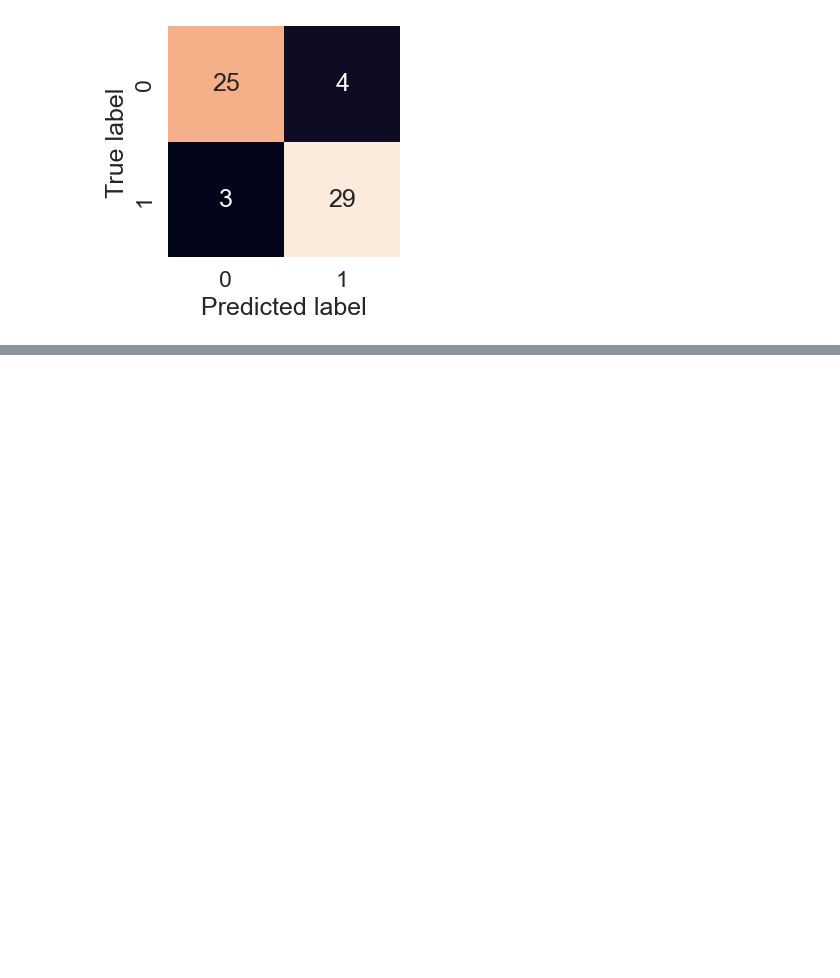
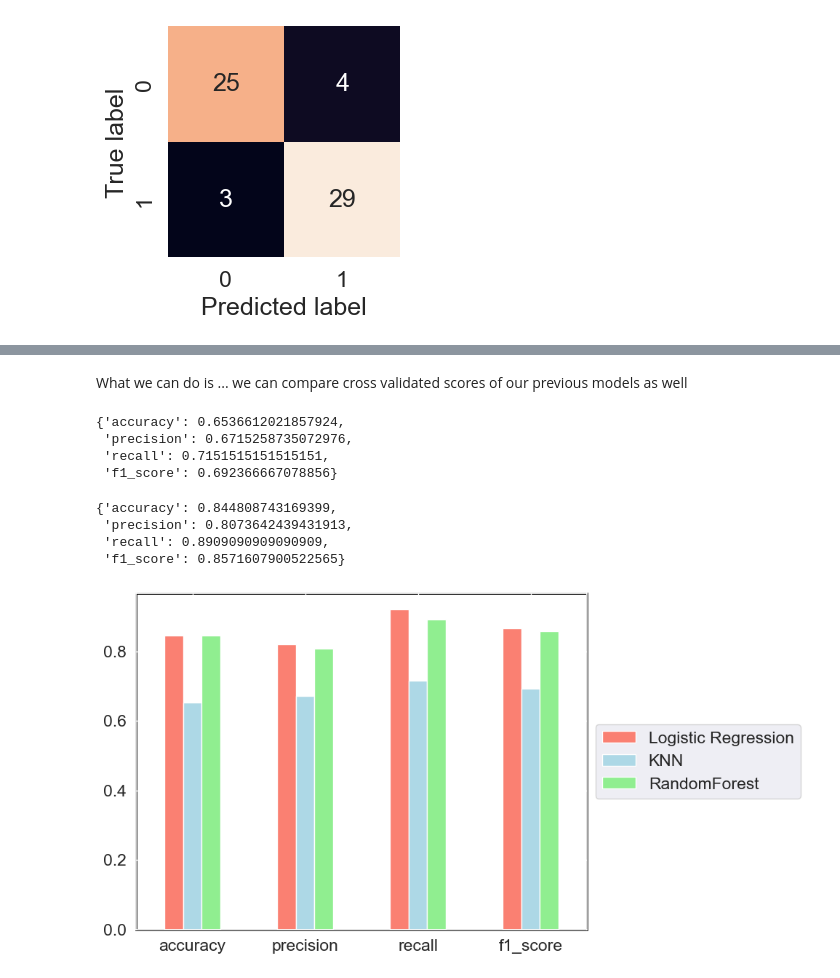
Before and after one commit to RishiMishra3004/ML-Heart-Disease-Classsfication, a Jupyter notebook: end-to-end-heart-disease-classification.ipynb, the cells around one changed output, grey strips where cells are left out. Drawn from its saved outputs; the diff is of its cells as text; code cells hidden in the pictures; blank space fills up the shorter version.

```diff
--- a/end-to-end-heart-disease-classification.ipynb
+++ b/end-to-end-heart-disease-classification.ipynb
@@ -817,0 +748,42 @@ plot_conf_mat(y_test, y_preds)
+# %% [markdown]
+What we can do is ... we can compare cross validated scores of our previous models as well
+# %%
+# For KNN model
+clf = KNeighborsClassifier(n_neighbors=11)
+
+score_metrics_knn = classification_scores(clf, x, y)
+score_metrics_knn
+# %% [output]
+{'accuracy': 0.6536612021857924,
+ 'precision': 0.6715258735072976,
+ 'recall': 0.7151515151515151,
+ 'f1_score': 0.692366667078856}
+# %%
+#For RandomForestClassifier
+clf = RandomForestClassifier(n_estimators = 160,
+                             min_samples_split = 2,
+                             min_samples_leaf = 19,
+                             max_features = "sqrt",
+                             max_depth = None,
+                             criterion = "entropy")
+score_metrics_rf = classification_scores(clf, x, y)
+score_metrics_rf
+# %% [output]
+{'accuracy': 0.844808743169399,
+ 'precision': 0.8073642439431913,
+ 'recall': 0.8909090909090909,
+ 'f1_score': 0.8571607900522565}
+# %%
+# Compare metrics of different model using bar plots
+compare_metrics = pd.DataFrame({"Logistic Regression": score_metrics_lg,
+                                "KNN": score_metrics_knn,
+                                "RandomForest": score_metrics_rf})
+
+fig, ax = plt.subplots(figsize=(8,6));
+compare_metrics.plot(kind = "bar", figsize=(8, 6),rot=0, color = ["salmon", "lightblue", "lightgreen"], ax=ax);
+ax.patch.set_edgecolor('black')
+ax.patch.set_linewidth(2)
+ax.set_facecolor("white")
+ax.legend(loc='center left', bbox_to_anchor=(1, 0.5));
+# %% [output]
+[figure, added]
```
Also changed, not shown: parts of 36 cells of this notebook.
